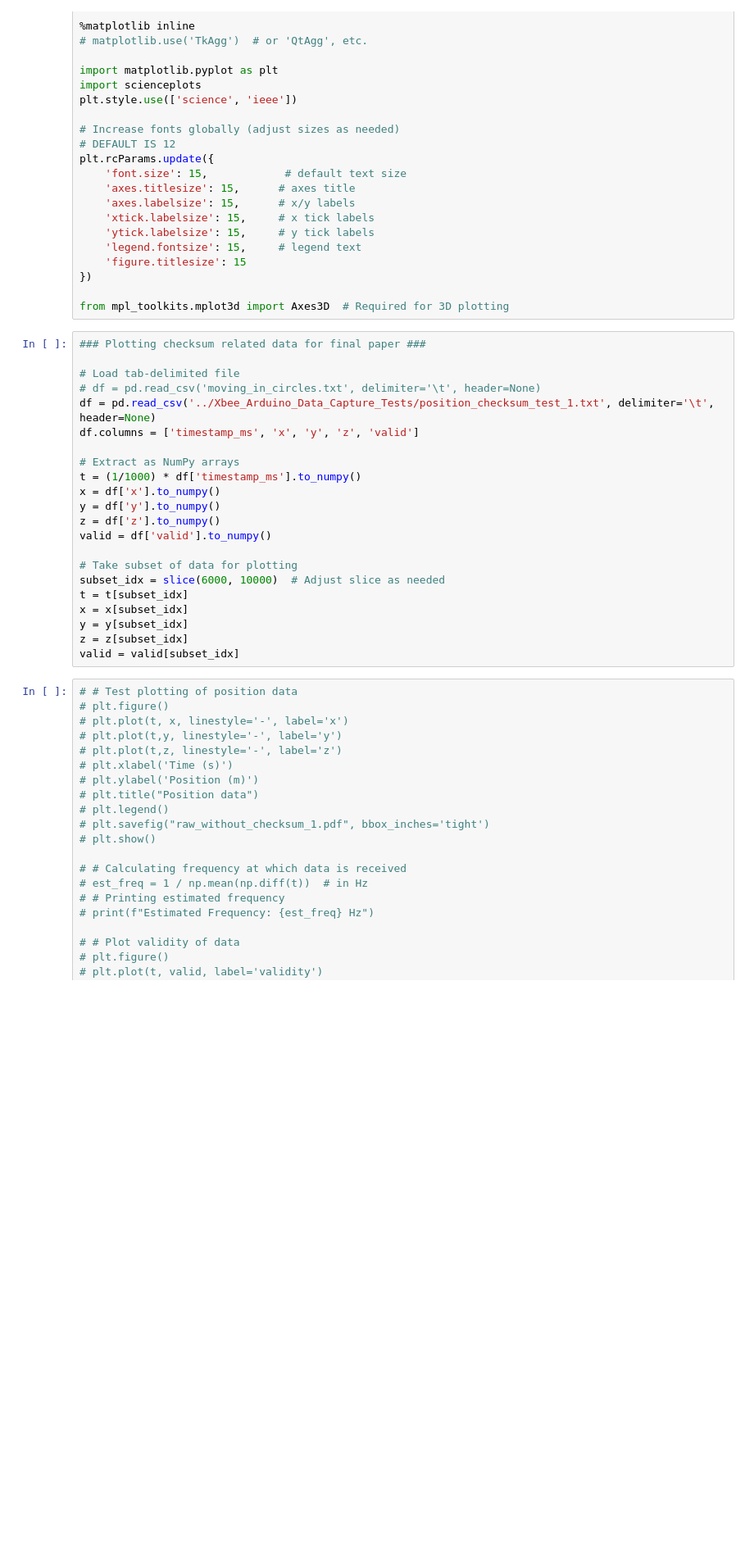
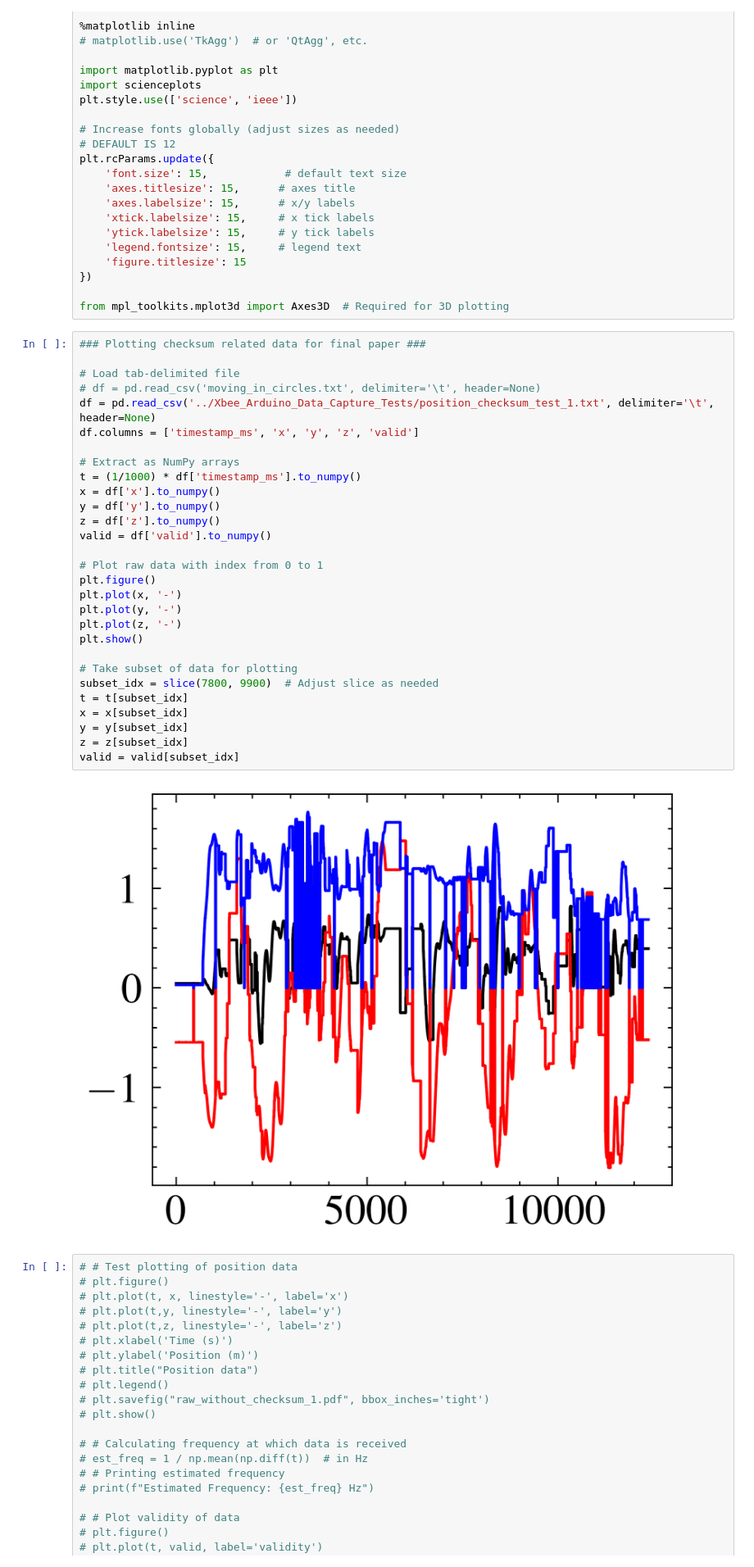
Before and after one commit to ringe-n-5525079/mocap-fyp, a Jupyter notebook: data_capture/Paper_Plotting/checksums.ipynb, the cells around one changed output. Shown at 82% size. Saved outputs shown, nothing was run; the diff lists cells and outputs as text; blank space fills up the shorter version.

```diff
--- a/data_capture/Paper_Plotting/checksums.ipynb
+++ b/data_capture/Paper_Plotting/checksums.ipynb
@@ -25,25 +25,34 @@ from mpl_toolkits.mplot3d import Axes3D  # Required for 3D plotting
 # %%
 ### Plotting checksum related data for final paper ###
 
 # Load tab-delimited file
 # df = pd.read_csv('moving_in_circles.txt', delimiter='\t', header=None)
 df = pd.read_csv('../Xbee_Arduino_Data_Capture_Tests/position_checksum_test_1.txt', delimiter='\t', header=None)
 df.columns = ['timestamp_ms', 'x', 'y', 'z', 'valid']
 
 # Extract as NumPy arrays
 t = (1/1000) * df['timestamp_ms'].to_numpy()
 x = df['x'].to_numpy()
 y = df['y'].to_numpy()
 z = df['z'].to_numpy()
 valid = df['valid'].to_numpy()
 
+# Plot raw data with index from 0 to 1
+plt.figure()
+plt.plot(x, '-')
+plt.plot(y, '-')
+plt.plot(z, '-')
+plt.show()
+
 # Take subset of data for plotting
-subset_idx = slice(6000, 10000)  # Adjust slice as needed
+subset_idx = slice(7800, 9900)  # Adjust slice as needed
 t = t[subset_idx]
 x = x[subset_idx]
 y = y[subset_idx]
 z = z[subset_idx]
 valid = valid[subset_idx]
+# %% [output]
+[figure, added]
 # %%
 # # Test plotting of position data
 # plt.figure()
```
Also changed, not shown: parts of 3 cells of this notebook, 57 other files.
